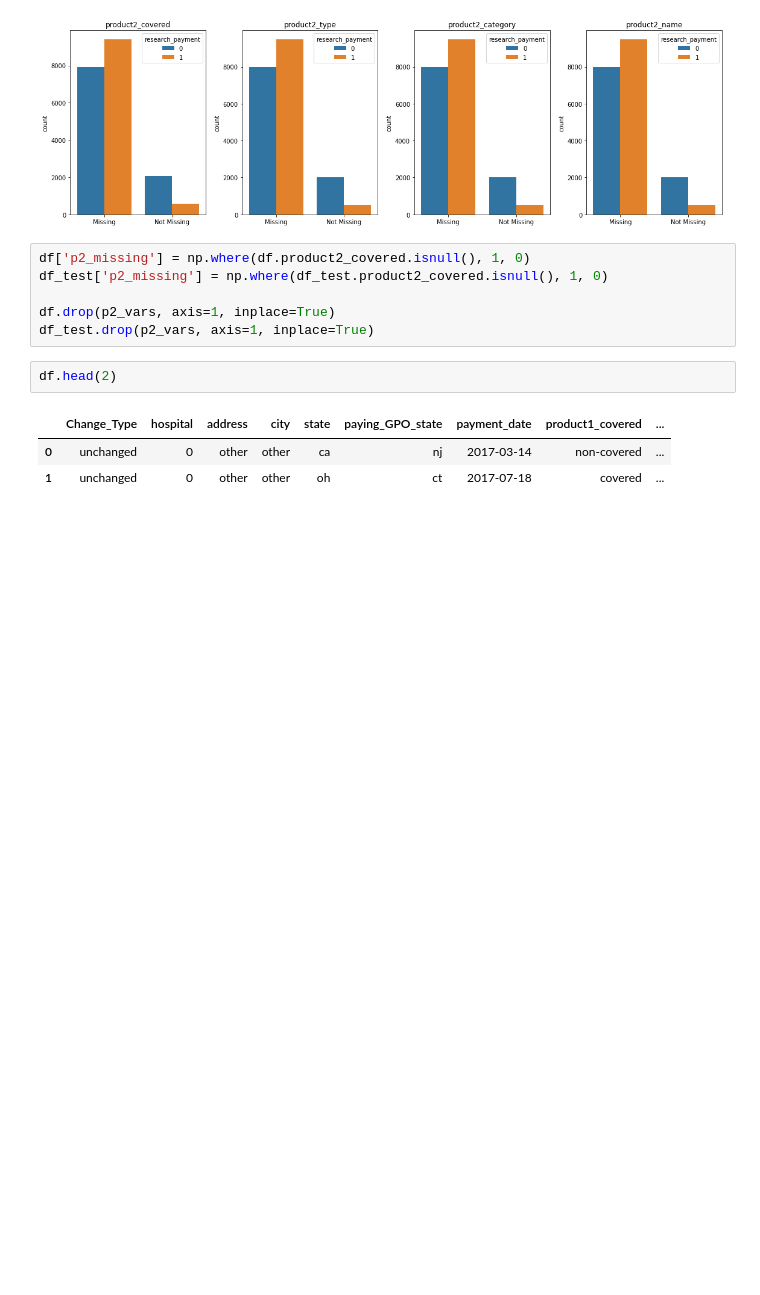
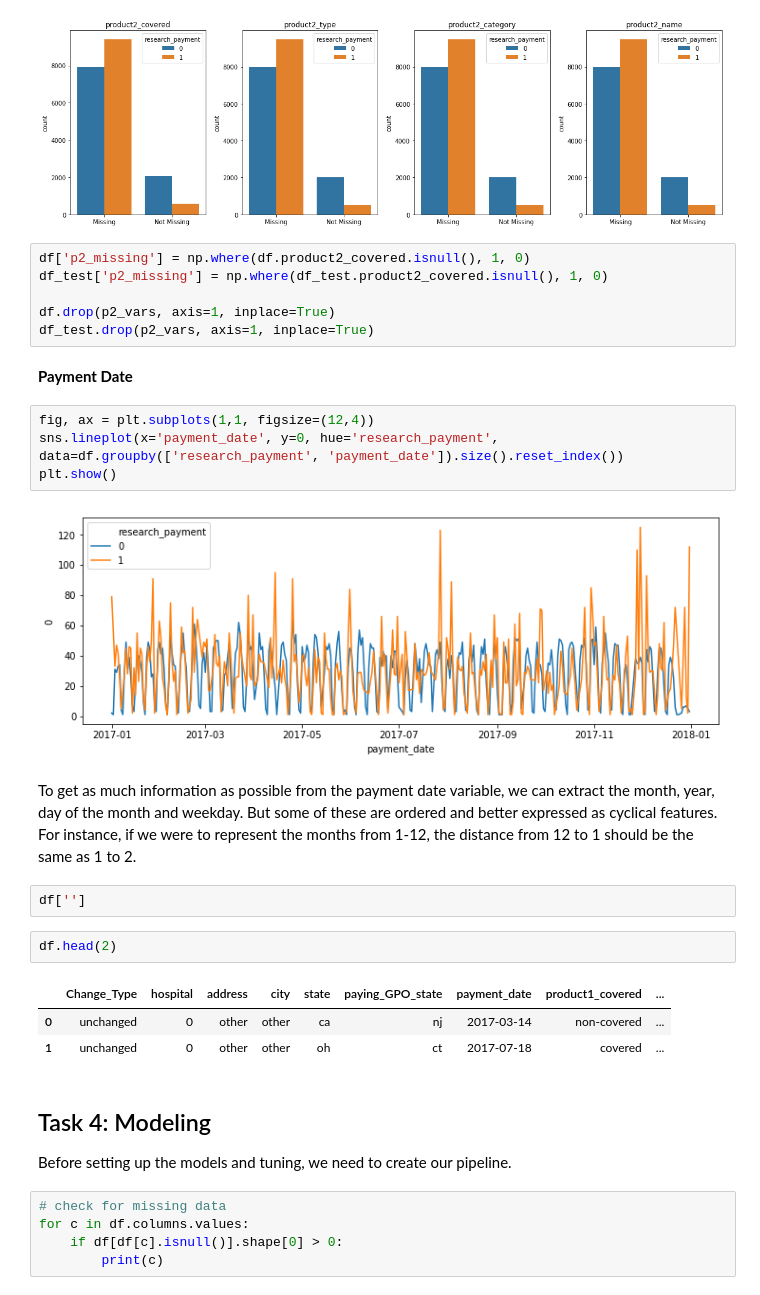
Before and after one commit to aml-spring-19/medical_payment_classification, a Jupyter notebook: HW3.ipynb, the cells around one changed output. Saved outputs shown, nothing was run; the diff lists cells and outputs as text; blank space fills up the shorter version.

```diff
--- a/HW3.ipynb
+++ b/HW3.ipynb
@@ -782,9 +785,30 @@ df_test['p2_missing'] = np.where(df_test.product2_covered.isnull(), 1, 0)
 
 df.drop(p2_vars, axis=1, inplace=True)
 df_test.drop(p2_vars, axis=1, inplace=True)
+# %% [markdown]
+**Payment Date**
+# %%
+fig, ax = plt.subplots(1,1, figsize=(12,4))
+sns.lineplot(x='payment_date', y=0, hue='research_payment', data=df.groupby(['research_payment', 'payment_date']).size().reset_index())
+plt.show()
+# %% [output]
+[figure, added]
+# %% [markdown]
+To get as much information as possible from the payment date variable, we can extract the month, year, day of the month and weekday. But some of these are ordered and better expressed as cyclical features. For instance, if we were to represent the months from 1-12, the  distance from 12 to 1 should be the same as 1 to 2.
+# %%
+df['']
 # %%
 df.head(2)
 # %% [output]
 |  | Change_Type | hospital | address | city | state | paying_GPO_state | payment_date | product1_covered | ... |
 | 0 | unchanged | 0 | other | other | ca | nj | 2017-03-14 | non-covered | ... |
 | 1 | unchanged | 0 | other | other | oh | ct | 2017-07-18 | covered | ... |
+# %% [markdown]
+## Task 4: Modeling
+
+Before setting up the models and tuning, we need to create our pipeline.
+# %%
+# check for missing data
+for c in df.columns.values:
+    if df[df[c].isnull()].shape[0] > 0:
+        print(c)
```
Also changed, not shown: parts of 3 cells of this notebook.
